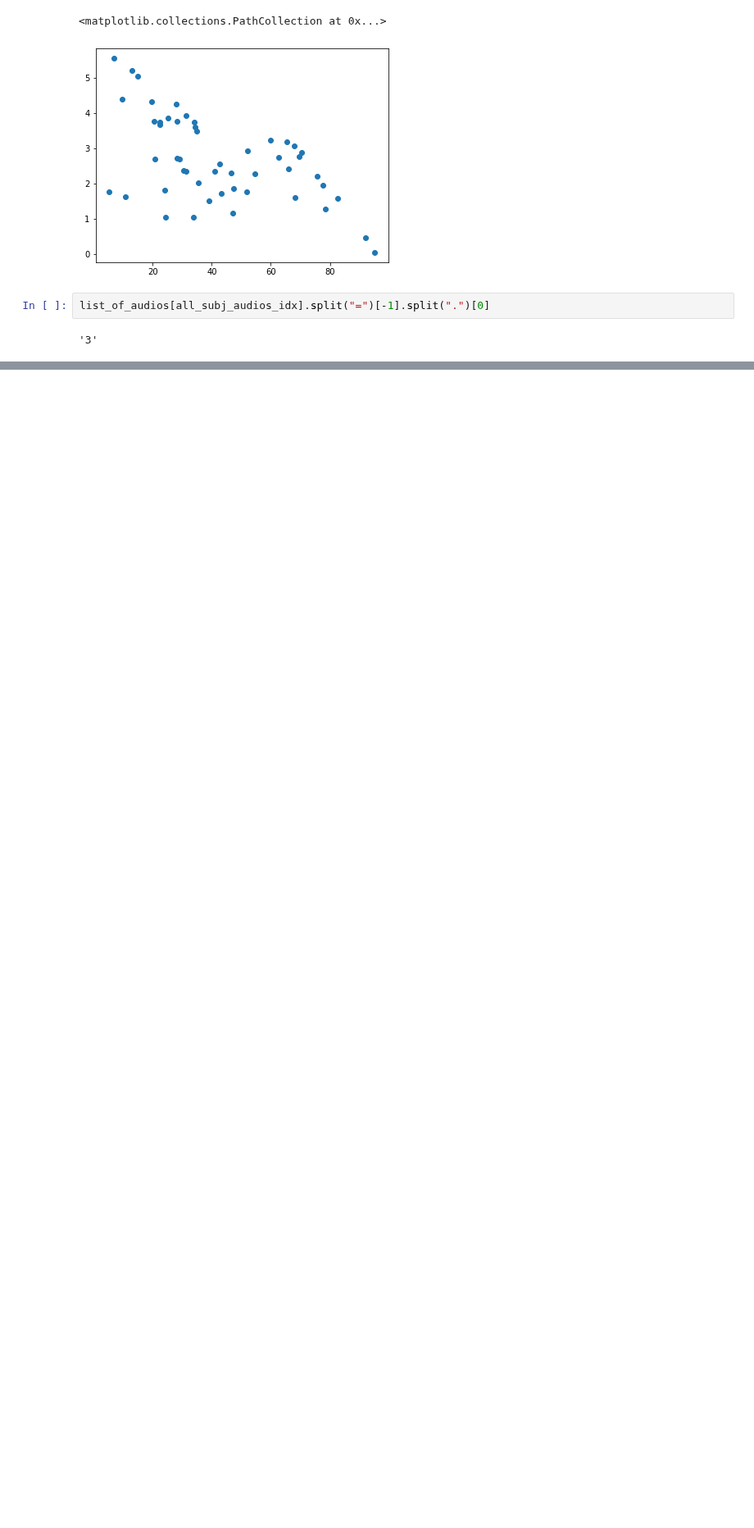
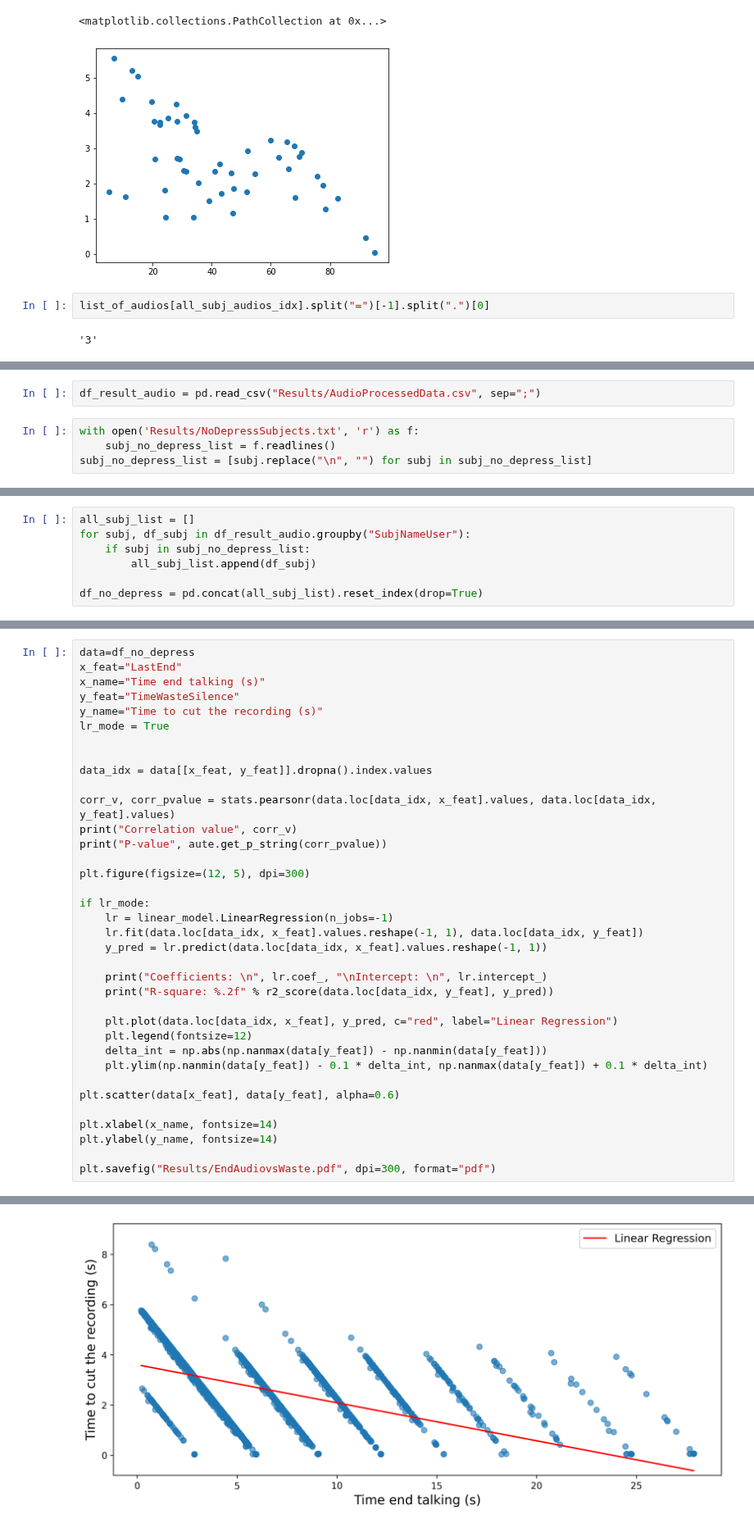
Before and after one commit to ASAPLableni/LableniBot, a Jupyter notebook: DataAnalysis/AudioCheck.ipynb, the cells around one changed output, grey strips where cells are left out. Shown at 82% size. Cells and saved outputs as stored; diff of their text form; blank space fills up the shorter version.

```diff
--- a/DataAnalysis/AudioCheck.ipynb
+++ b/DataAnalysis/AudioCheck.ipynb
@@ -263,0 +270,6 @@ pd.DataFrame(result_audio_list)
+# %%
+df_result_audio = pd.read_csv("Results/AudioProcessedData.csv", sep=";")
+# %%
+with open('Results/NoDepressSubjects.txt', 'r') as f:
+    subj_no_depress_list = f.readlines()
+subj_no_depress_list = [subj.replace("\n", "") for subj in subj_no_depress_list]
@@ -263,0 +279,7 @@ pd.DataFrame(result_audio_list)
+# %%
+all_subj_list = []
+for subj, df_subj in df_result_audio.groupby("SubjNameUser"):
+    if subj in subj_no_depress_list:
+        all_subj_list.append(df_subj)
+
+df_no_depress = pd.concat(all_subj_list).reset_index(drop=True)
@@ -263,0 +355,37 @@ pd.DataFrame(result_audio_list)
+# %%
+data=df_no_depress
+x_feat="LastEnd"
+x_name="Time end talking (s)"
+y_feat="TimeWasteSilence"
+y_name="Time to cut the recording (s)"
+lr_mode = True
+
+
+data_idx = data[[x_feat, y_feat]].dropna().index.values
+
+corr_v, corr_pvalue = stats.pearsonr(data.loc[data_idx, x_feat].values, data.loc[data_idx, y_feat].values)
+print("Correlation value", corr_v)
+print("P-value", aute.get_p_string(corr_pvalue))
+
+plt.figure(figsize=(12, 5), dpi=300)
+
+if lr_mode:
+    lr = linear_model.LinearRegression(n_jobs=-1)
+    lr.fit(data.loc[data_idx, x_feat].values.reshape(-1, 1), data.loc[data_idx, y_feat])
+    y_pred = lr.predict(data.loc[data_idx, x_feat].values.reshape(-1, 1))
+
+    print("Coefficients: \n", lr.coef_, "\nIntercept: \n", lr.intercept_)
+    print("R-square: %.2f" % r2_score(data.loc[data_idx, y_feat], y_pred))
+
+    plt.plot(data.loc[data_idx, x_feat], y_pred, c="red", label="Linear Regression")
+    plt.legend(fontsize=12)
+    delta_int = np.abs(np.nanmax(data[y_feat]) - np.nanmin(data[y_feat]))
+    plt.ylim(np.nanmin(data[y_feat]) - 0.1 * delta_int, np.nanmax(data[y_feat]) + 0.1 * delta_int)
+
+plt.scatter(data[x_feat], data[y_feat], alpha=0.6)
+
+plt.xlabel(x_name, fontsize=14)
+plt.ylabel(y_name, fontsize=14)
+
+plt.savefig("Results/EndAudiovsWaste.pdf", dpi=300, format="pdf")
+# %% [output]
@@ -263,0 +399 @@ pd.DataFrame(result_audio_list)
+[figure, added]
```
Also changed, not shown: parts of 14 cells of this notebook, 1 other file.
